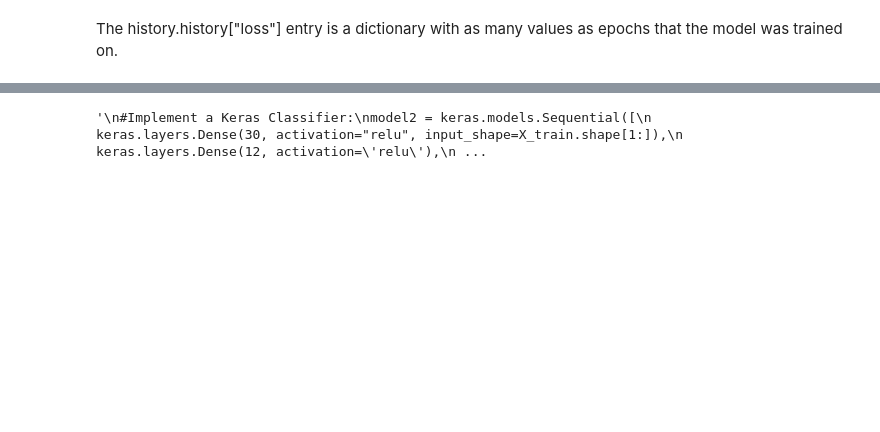
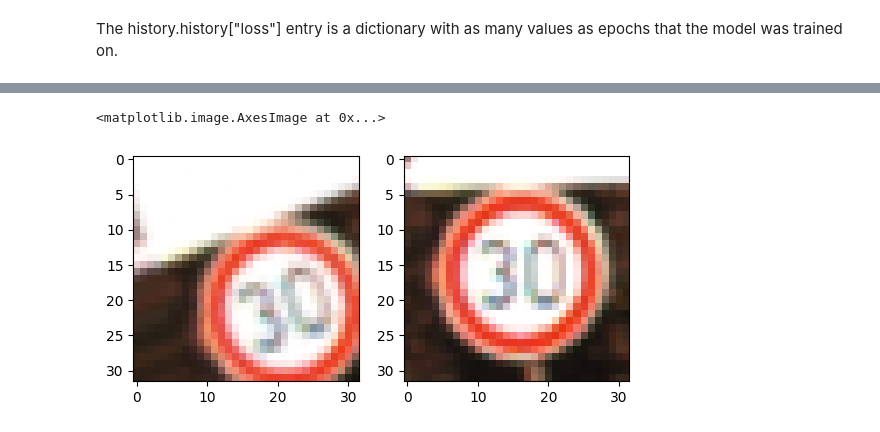
Before and after one commit to guevelel/COMP4449_Image_Classification, a Jupyter notebook: Traffic_Signs_COMP4449.ipynb, the cells around one changed output, grey strips where cells are left out. Saved outputs shown, nothing was run; the diff lists cells and outputs as text; code cells hidden in the pictures; blank space fills up the shorter version.

```diff
--- a/Traffic_Signs_COMP4449.ipynb
+++ b/Traffic_Signs_COMP4449.ipynb
@@ -342,0 +345,34 @@ plt.show()
+# %%
+#Data Augmentation:
+#Rotating images
+
+# set up your data generator
+from keras.preprocessing.image import ImageDataGenerator
+datagen = ImageDataGenerator(
+    featurewise_center=True,
+    featurewise_std_normalization=True,
+    rotation_range=45,
+    width_shift_range=0.2,
+    height_shift_range=0.2,
+    shear_range=0.2,
+    zoom_range=0.0,
+    horizontal_flip=True,
+    vertical_flip = False)
+
+# Fit the generator using your data
+datagen.fit(X_train)
+
+# Augment the training data images
+#augmented = datagen.random_transform(X_train[0])
+augmented = []
+for i in range(len(X_train)):
+  augmented.append(datagen.random_transform(X_train[i]))
+# %%
+#Show Comparison of Images:
+plt.subplot(1,2,1)
+plt.imshow(augmented[3000])
+plt.subplot(1,2,2)
+plt.imshow(X_train[3000])
+# %% [output]
+<matplotlib.image.AxesImage at 0x...>
+[figure, added]
@@ -373,5 +413,3 @@ y_pred = model2.predict(X_new)
 #print("Keras Classifier RMSE:",np.sqrt(mse_test))
 #print("Keras Classifier Score:", mlp.score(y_test, y_pred.reshape(-1, 1)))
 '''
-# %% [output]
-'\n#Implement a Keras Classifier:\nmodel2 = keras.models.Sequential([\n    keras.layers.Dense(30, activation="relu", input_shape=X_train.shape[1:]),\n    keras.layers.Dense(12, activation=\'relu\'),\n ...
```
Also changed, not shown: parts of 13 cells of this notebook.
